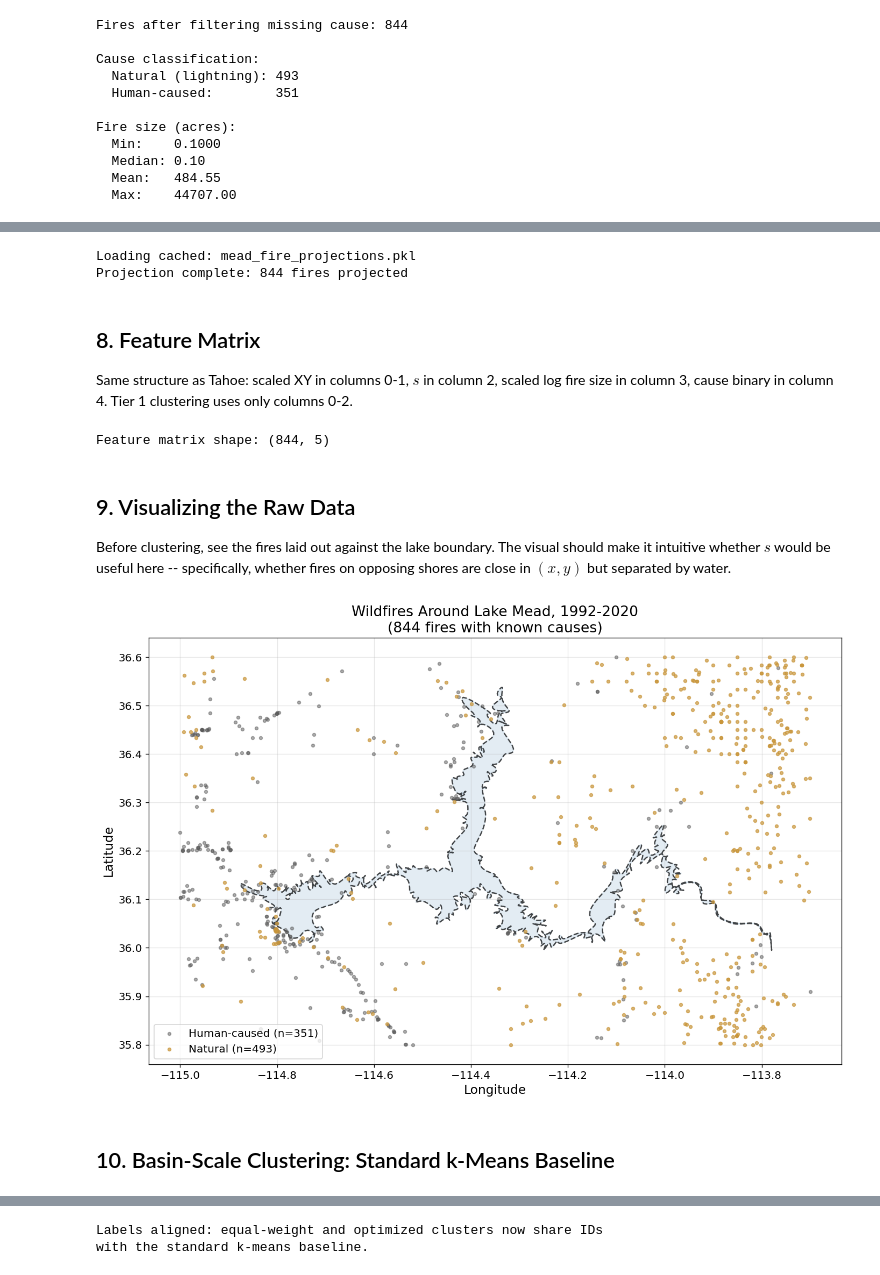
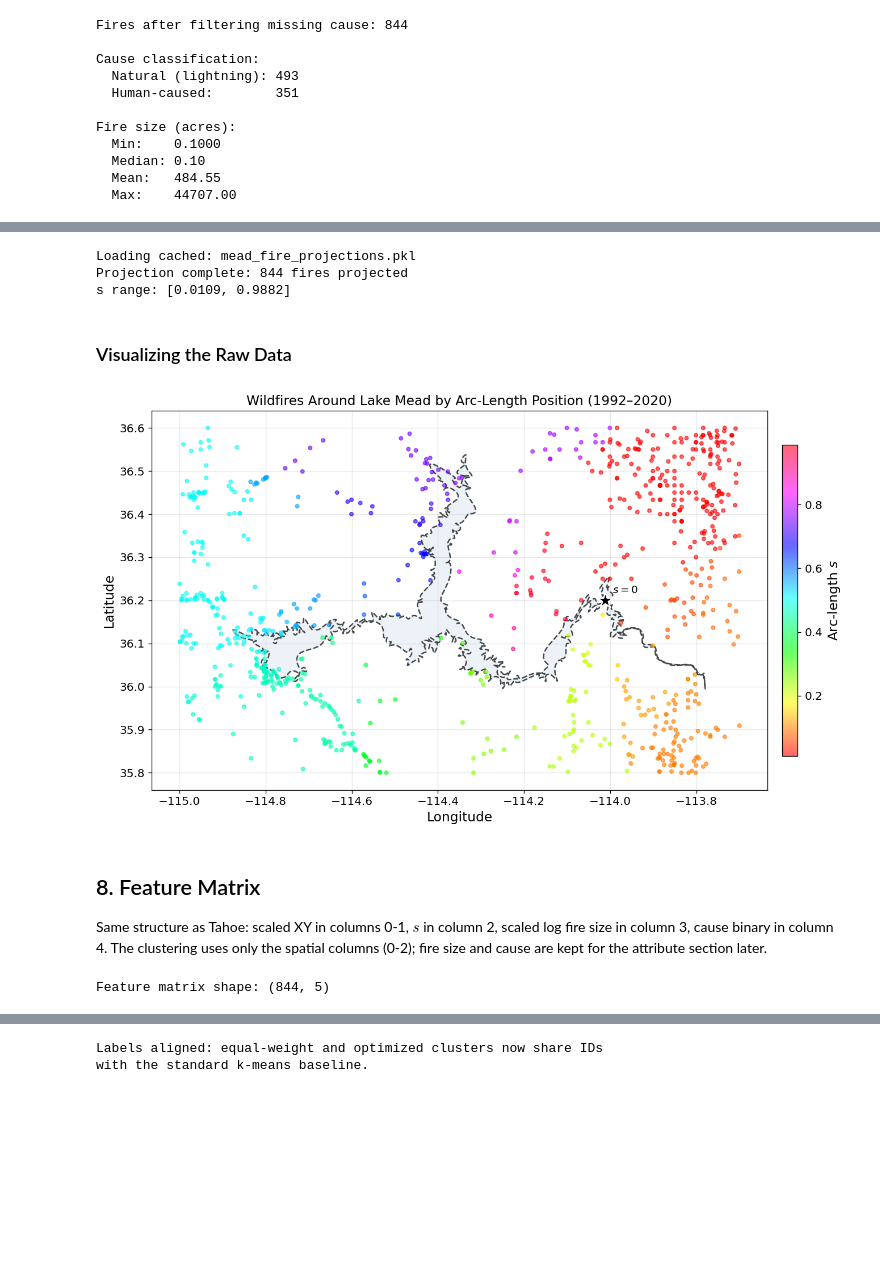
Before and after one commit to Michele-75/obstacle-aware-clustering, a Jupyter notebook: notebooks/03_mead_wildfires_clustered.ipynb, the cells around one changed output, grey strips where cells are left out. Cells and saved outputs as stored; diff of their text form; code cells hidden in the pictures; blank space fills up the shorter version.

```diff
--- a/notebooks/03_mead_wildfires_clustered.ipynb
+++ b/notebooks/03_mead_wildfires_clustered.ipynb
@@ -386,13 +395,51 @@ fires['t_param'] = t_values
 fires['s_param'] = s_values
 
 print(f'Projection complete: {len(fires)} fires projected')
+print(f's range: [{fires["s_param"].min():.4f}, {fires["s_param"].max():.4f}]')
 # %% [output]
 Loading cached: mead_fire_projections.pkl
 Projection complete: 844 fires projected
+s range: [0.0109, 0.9882]
+# %% [markdown]
+### Visualizing the Raw Data
+# %%
+fig, ax = plt.subplots(figsize=(12, 8))
+
+# Boundary
+ax.plot(spline_pts[:, 0], spline_pts[:, 1], color='black', linestyle='--',
+        linewidth=1.5, alpha=0.7)
+ax.fill(spline_pts[:, 0], spline_pts[:, 1], alpha=0.1, color='steelblue')
+
+# Fires colored by arc-length position. HSV wraps, so s=0 and s=1 share a color.
+scatter = ax.scatter(fires['LONGITUDE'], fires['LATITUDE'],
+                     c=fires['s_param'], cmap='hsv', s=15, alpha=0.6, zorder=3)
+plt.colorbar(scatter, ax=ax, label='Arc-length $s$', shrink=0.6, aspect=20, pad=0.02)
+
+# Mark the boundary's start position (s = 0)
+s0_xy = boundary.evaluate(boundary.t_range()[0])
+ax.scatter(s0_xy[0], s0_xy[1], marker='*', s=300, color='black',
+           edgecolors='white', linewidth=1.5, zorder=5)
+ax.annotate('$s = 0$', xy=(s0_xy[0], s0_xy[1]), xytext=(8, 8),
+            textcoords='offset points', fontsize=11, fontweight='bold')
+
+ax.set_xlabel('Longitude')
+ax.set_ylabel('Latitude')
+ax.set_aspect('equal')
+ax.grid(True, alpha=0.3)
+
+year_min = fires['FIRE_YEAR'].min()
+year_max = fires['FIRE_YEAR'].max()
+ax.set_title(f'Wildfires Around Lake Mead by Arc-Length Position '
+             f'({year_min}\u2013{year_max})', fontsize=14)
+
+plt.tight_layout()
+plt.show()
+# %% [output]
+[figure, added]
 # %% [markdown]
 ## 8. Feature Matrix
 
-Same structure as Tahoe: scaled XY in columns 0-1, $s$ in column 2, scaled log fire size in column 3, cause binary in column 4. Tier 1 clustering uses only columns 0-2.
+Same structure as Tahoe: scaled XY in columns 0-1, $s$ in column 2, scaled log fire size in column 3, cause binary in column 4. The clustering uses only the spatial columns (0-2); fire size and cause are kept for the attribute section later.
 # %%
 scaler_xy = MinMaxScaler()
 xy_scaled = scaler_xy.fit_transform(fires[['LONGITUDE', 'LATITUDE']].values)
@@ -411,36 +458,3 @@ feature_names = ['x_scaled', 'y_scaled', 's', 'fire_size', 'cause_type']
 print(f'Feature matrix shape: {X.shape}')
 # %% [output]
 Feature matrix shape: (844, 5)
-# %% [markdown]
-## 9. Visualizing the Raw Data
-
-Before clustering, see the fires laid out against the lake boundary. The visual should make it intuitive whether $s$ would be useful here -- specifically, whether fires on opposing shores are close in $(x, y)$ but separated by water.
-# %%
-fig, ax = plt.subplots(figsize=(14, 8))
-
-ax.plot(spline_pts[:, 0], spline_pts[:, 1], color='black', linestyle='--',
-        linewidth=1.5, alpha=0.7)
-ax.fill(spline_pts[:, 0], spline_pts[:, 1], alpha=0.15, color='steelblue')
-
-human = fires['cause_binary'] == 1
-natural = ~human
-ax.scatter(fires.loc[human, 'LONGITUDE'], fires.loc[human, 'LATITUDE'],
-           c='#5a5a5a', s=12, alpha=0.5,
-           label=f'Human-caused (n={human.sum()})', zorder=2)
-ax.scatter(fires.loc[natural, 'LONGITUDE'], fires.loc[natural, 'LATITUDE'],
-           c='#c9963b', s=12, alpha=0.7,
-           label=f'Natural (n={natural.sum()})', zorder=3)
-
-ax.set_xlabel('Longitude')
-ax.set_ylabel('Latitude')
-ax.set_title(f'Wildfires Around Lake Mead, {fires["FIRE_YEAR"].min()}-{fires["FIRE_YEAR"].max()}'
-             f'\n({len(fires)} fires with known causes)')
-ax.legend(loc='best')
-ax.set_aspect('equal')
-ax.grid(True, alpha=0.3)
-plt.tight_layout()
-plt.show()
-# %% [output]
-[figure, removed]
-# %% [markdown]
-## 10. Basin-Scale Clustering: Standard k-Means Baseline
```
Also changed, not shown: parts of 37 cells of this notebook, 5 other files.
